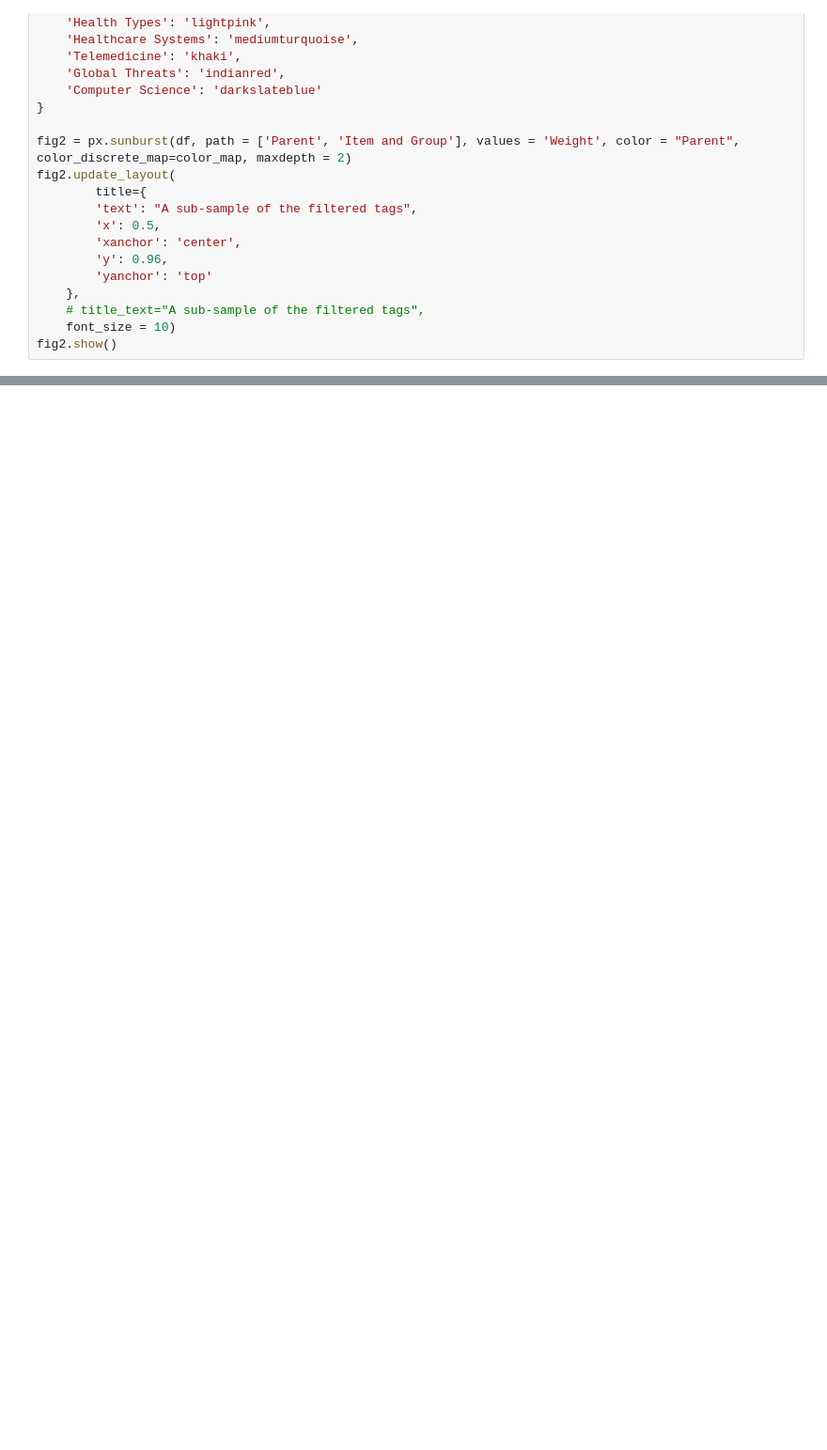
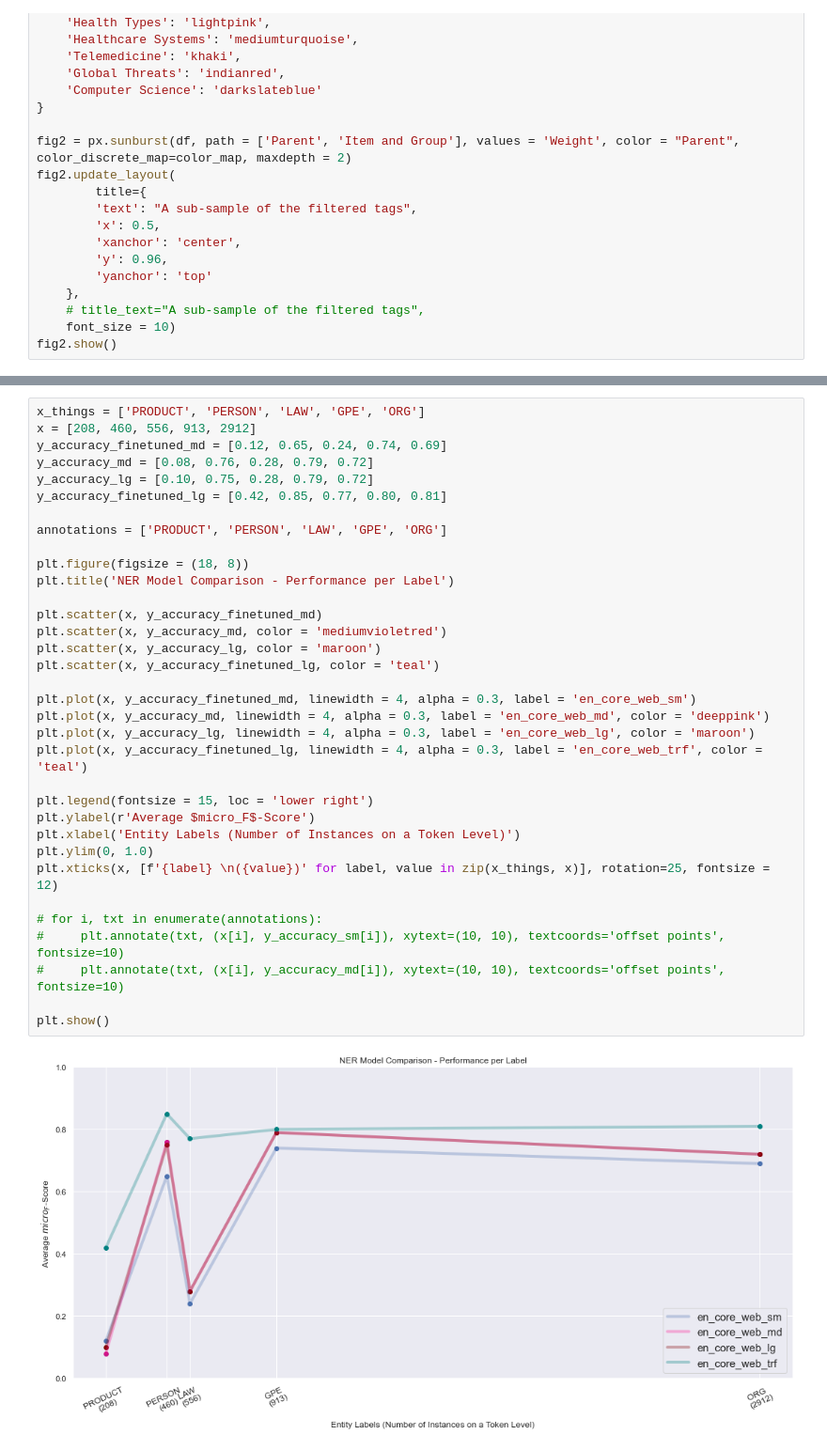
Before and after one commit to mrgeooo14/UNIGE-Master-Thesis, a Jupyter notebook: word2vec Tag Discovery/heatmap.ipynb, the cells around one changed output, grey strips where cells are left out. Shown at 94% size. Drawn from its saved outputs; the diff is of its cells as text; blank space fills up the shorter version.

```diff
--- a/word2vec Tag Discovery/heatmap.ipynb
+++ b/word2vec Tag Discovery/heatmap.ipynb
@@ -77,0 +142,36 @@ plt.show()
+# %%
+x_things = ['PRODUCT', 'PERSON', 'LAW', 'GPE', 'ORG']
+x = [208, 460, 556, 913, 2912]
+y_accuracy_finetuned_md = [0.12, 0.65, 0.24, 0.74, 0.69]
+y_accuracy_md = [0.08, 0.76, 0.28, 0.79, 0.72]
+y_accuracy_lg = [0.10, 0.75, 0.28, 0.79, 0.72]
+y_accuracy_finetuned_lg = [0.42, 0.85, 0.77, 0.80, 0.81]
+
+annotations = ['PRODUCT', 'PERSON', 'LAW', 'GPE', 'ORG']
+
+plt.figure(figsize = (18, 8))
+plt.title('NER Model Comparison - Performance per Label')
+
+plt.scatter(x, y_accuracy_finetuned_md)
+plt.scatter(x, y_accuracy_md, color = 'mediumvioletred')
+plt.scatter(x, y_accuracy_lg, color = 'maroon')
+plt.scatter(x, y_accuracy_finetuned_lg, color = 'teal')
+
+plt.plot(x, y_accuracy_finetuned_md, linewidth = 4, alpha = 0.3, label = 'en_core_web_sm')
+plt.plot(x, y_accuracy_md, linewidth = 4, alpha = 0.3, label = 'en_core_web_md', color = 'deeppink')
+plt.plot(x, y_accuracy_lg, linewidth = 4, alpha = 0.3, label = 'en_core_web_lg', color = 'maroon')
+plt.plot(x, y_accuracy_finetuned_lg, linewidth = 4, alpha = 0.3, label = 'en_core_web_trf', color = 'teal')
+
+plt.legend(fontsize = 15, loc = 'lower right')
+plt.ylabel(r'Average $micro_F$-Score')
+plt.xlabel('Entity Labels (Number of Instances on a Token Level)')
+plt.ylim(0, 1.0)
+plt.xticks(x, [f'{label} \n({value})' for label, value in zip(x_things, x)], rotation=25, fontsize = 12)
+
+# for i, txt in enumerate(annotations):
+#     plt.annotate(txt, (x[i], y_accuracy_sm[i]), xytext=(10, 10), textcoords='offset points', fontsize=10)
+#     plt.annotate(txt, (x[i], y_accuracy_md[i]), xytext=(10, 10), textcoords='offset points', fontsize=10)
+
+plt.show()
+# %% [output]
+[figure, added]
```
Also changed, not shown: parts of 4 cells of this notebook, 4 other files.
